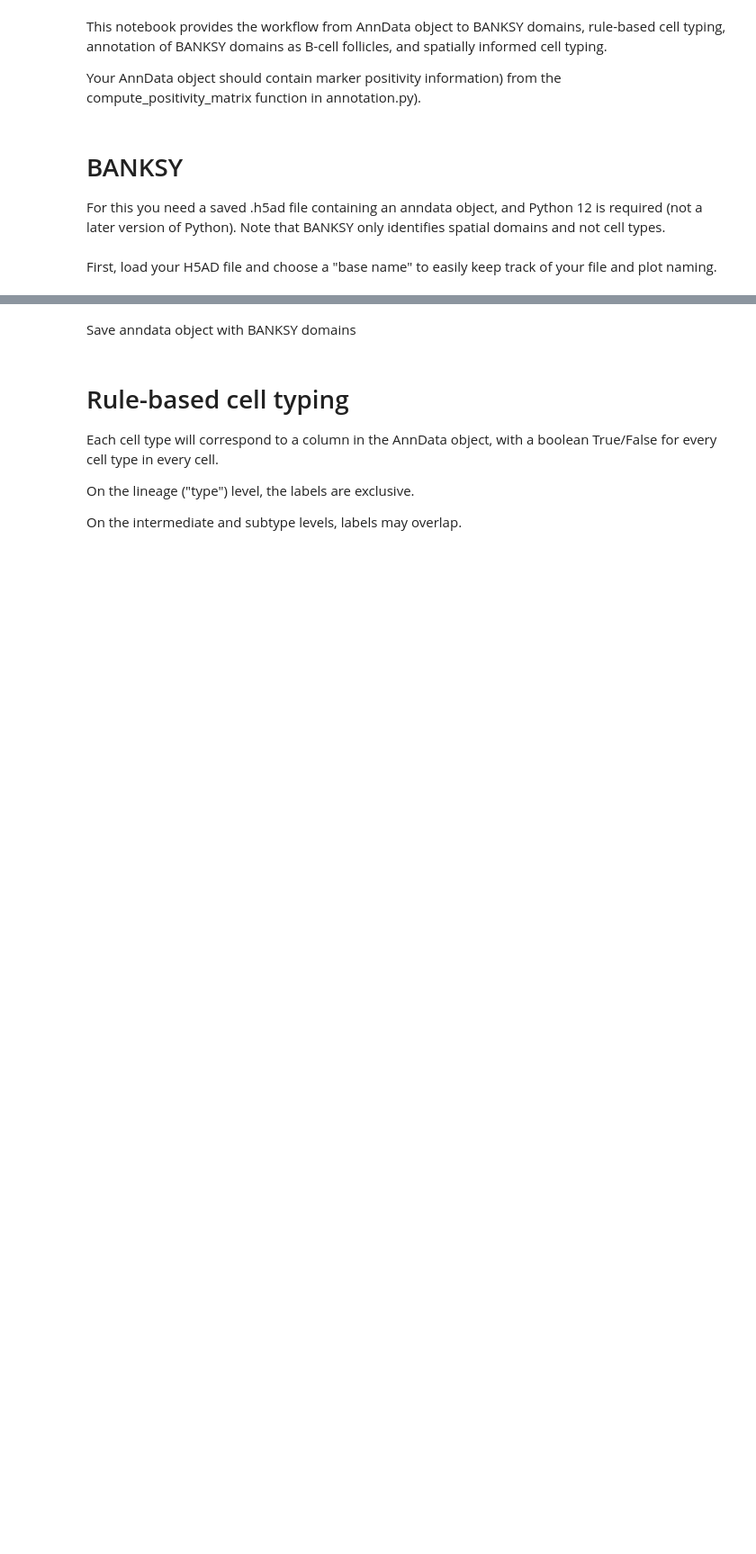
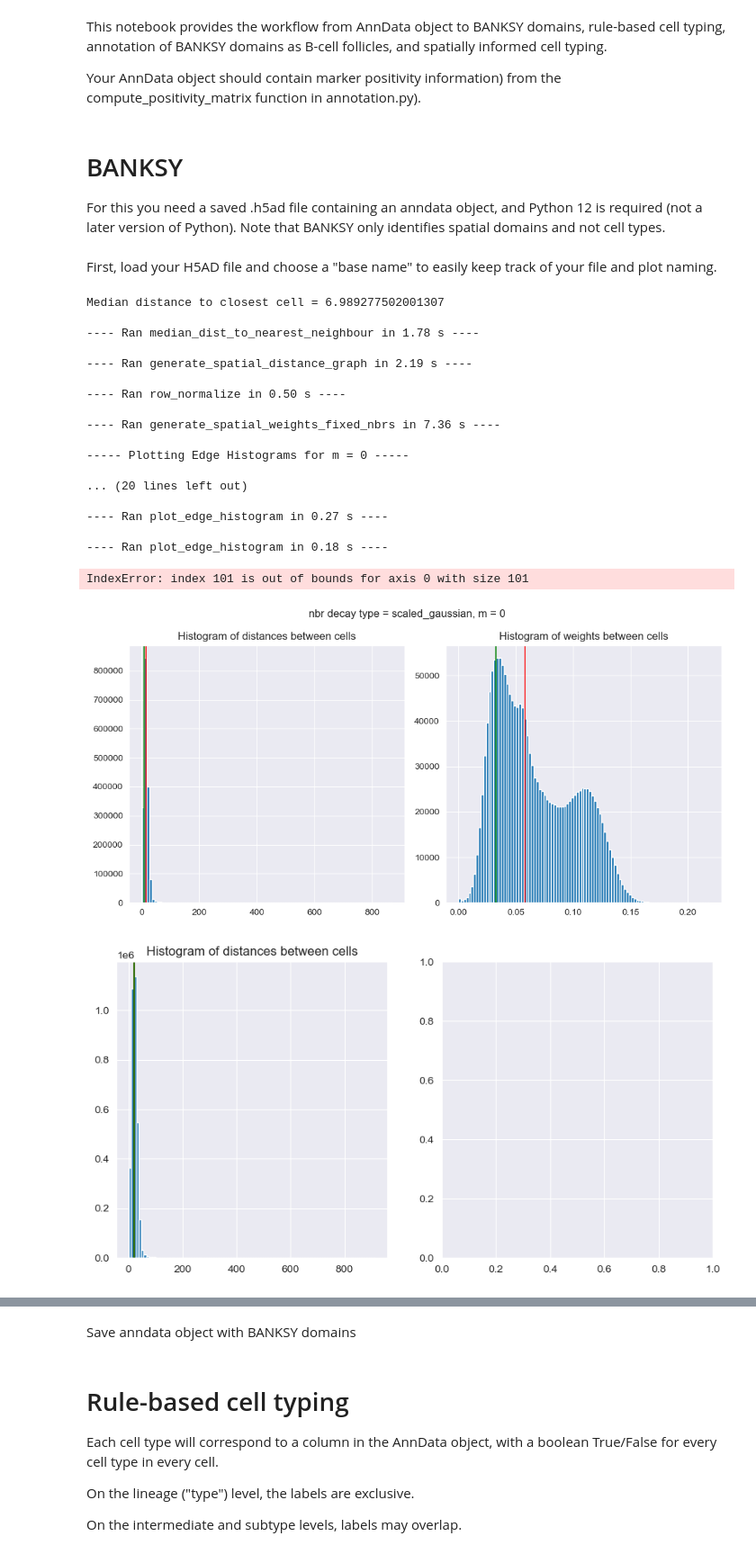
Before and after one commit to EmmyRamsesBerg/IHOPE_SpatialProteomics, a Jupyter notebook: notebooks/rulebased_celltyping_with_banksy.ipynb, the cells around one changed output, grey strips where cells are left out. Shown at 90% size. Saved outputs shown, nothing was run; the diff lists cells and outputs as text; code cells hidden in the pictures; blank space fills up the shorter version.

Commit message:
New plots and small changes. Exclude unannotated cells.

```diff
--- a/notebooks/rulebased_celltyping_with_banksy.ipynb
+++ b/notebooks/rulebased_celltyping_with_banksy.ipynb
@@ -14,30 +14,52 @@ basename = "IHOPE39_Spleen" #For example
 # %%
 from banksy.initialize_banksy import initialize_banksy
 from banksy.run_banksy import run_banksy_multiparam
 import scanpy as sc
 
-h5ad_file = f"../data/processed/anndata/{basename}_filtered_arcsinh_cf5_GMM_IHOPE_celltypes.h5ad"
+# Specify path to H5AD file
+h5ad_file = f"../data/processed/anndata/{basename}_zscore_GMM_IHOPE_celltypes.h5ad"
 
-# Load your spatial transcriptomics data
+# Load your data
 adata = sc.read_h5ad(h5ad_file)
 
 # Initialize BANKSY
 coord_keys = ('x', 'y', 'spatial')
 banksy_dict = initialize_banksy(
     adata,
     coord_keys=coord_keys,
     num_neighbours=15,
     nbr_weight_decay='scaled_gaussian'
 )
 
 # Run BANKSY clustering
 
 results_df = run_banksy_multiparam(
     adata,
     banksy_dict,
     lambda_list=[0.2],
     resolutions=[0.5, 1.0]
 )
+# %% [output]
+Median distance to closest cell = 6.989277502001307
+
+---- Ran median_dist_to_nearest_neighbour in 1.78 s ----
+
+---- Ran generate_spatial_distance_graph in 2.19 s ----
+
+---- Ran row_normalize in 0.50 s ----
+
+---- Ran generate_spatial_weights_fixed_nbrs in 7.36 s ----
+
+----- Plotting Edge Histograms for m = 0 -----
+
+... (20 lines left out)
+
+---- Ran plot_edge_histogram in 0.27 s ----
+
+---- Ran plot_edge_histogram in 0.18 s ----
+IndexError: index 101 is out of bounds for axis 0 with size 101
+[figure, added]
+[figure, added]
 # %%
 from banksy.main import median_dist_to_nearest_neighbour
 from banksy.initialize_banksy import initialize_banksy
```
Also changed, not shown: parts of 16 cells of this notebook, 4 other files.
